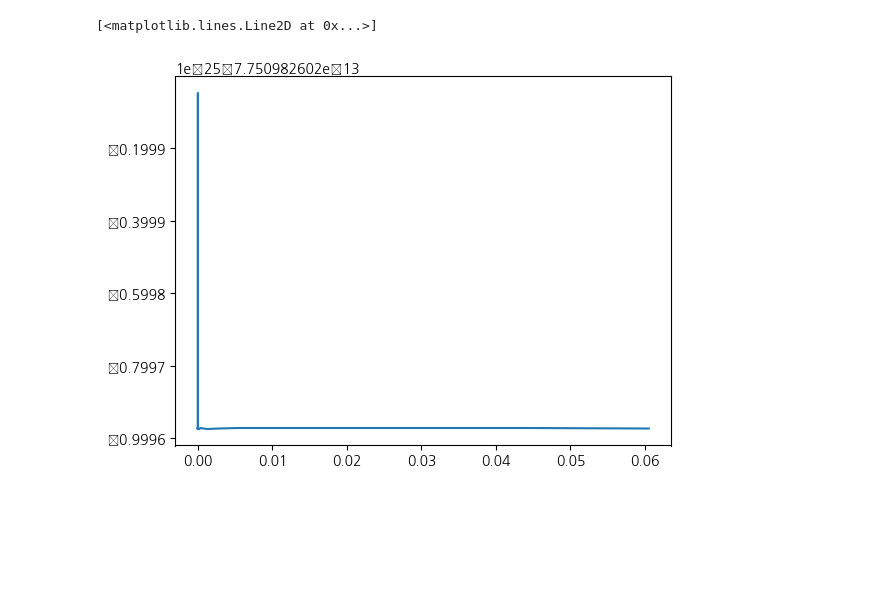
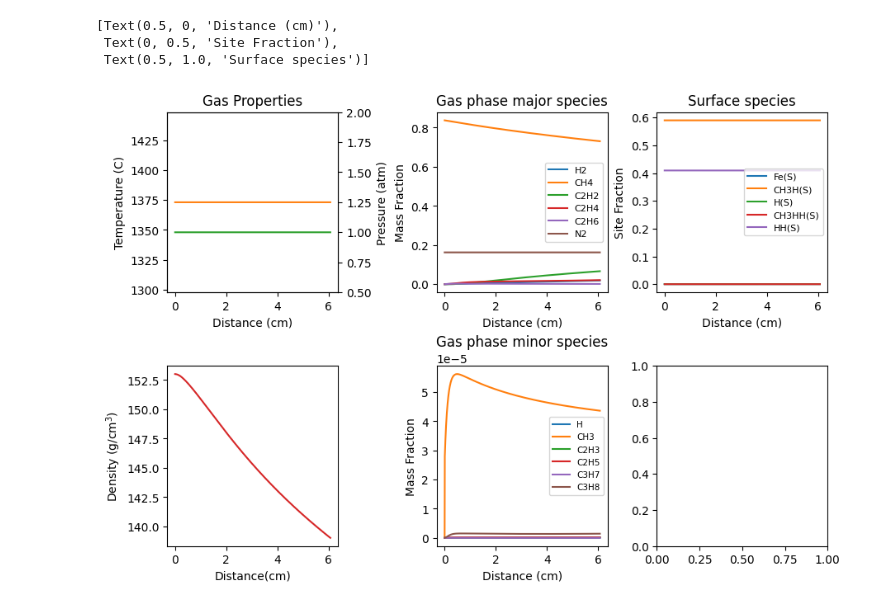
Before and after one commit to 100sjun/repos_python, a Jupyter notebook: Project/Electrified Reactor/Reaction mechanisms/GRI_3.0.ipynb, the cells around one changed output. Drawn from its saved outputs; the diff is of its cells as text; code cells hidden in the pictures; blank space fills up the shorter version.

```diff
--- a/Project/Electrified Reactor/Reaction mechanisms/GRI_3.0.ipynb
+++ b/Project/Electrified Reactor/Reaction mechanisms/GRI_3.0.ipynb
@@ -4,17 +5,17 @@ import cantera as ct
 # %%
 # import the model for gas-Fe interface and adjacent gas phase
 cat = ct.Interface('FeSiO2_NOMC.yaml','Fe_surf')
-gas = surf.adjacent['gas']
+gas = cat.adjacent['gas']
 # %%
 # Set the initial conditions
-T0 = 900 # K
+T0 = 1373.15 # K
 p0 = ct.one_atm # atm
 gas.TPX = T0, p0, "CH4: 0.9, N2: 0.1"
 cat.TP = T0, p0
 D = 0.004 # diameter of the tube [m]
 Ac = np.pi * D**2 / 4 # corss section of the tube [m2]
 w_cat = 0.82 # weight of catalyst [gcat]
-GHSV = 1 # m3/gcat/hr
+GHSV = 0.002016 # m3/gcat/hr
 u0 = GHSV * w_cat /3600 / Ac # [m/s]
 # %%
 # Set the Reactor conditions
@@ -25,5 +26,6 @@ reactor.energy_enabled = False
 
 rsurf = ct.ReactorSurface(cat, reactor)
 net = ct.ReactorNet([reactor])
-soln = ct.SolutionArray(gas, extra=['x','CH4_dep'])
-kch4 = cat.kinetics_species_index('CH4')
+soln = ct.SolutionArray(gas, extra=['x', 'surf_coverages'])
+
+print(Ac)
@@ -30,10 +34,11 @@ kch4 = cat.kinetics_species_index('CH4')
 # %%
 # Integrate the reactor network
 while net.distance < 0.06:
-    print(net.distance)
+    print(net.distance, rsurf.coverages)
     net.step()
     wdot = rsurf.kinetics.net_production_rates
     soln.append(TDY=reactor.thermo.TDY,
                 x=net.distance,
-                CH4_dep = wdot[kch4])
+                surf_coverages=rsurf.coverages
+                )
 # %% [output]
@@ -57,6 +62,53 @@ while net.distance < 0.06:
-# %%
-# plot the CH4 along the flow direction
-plt.plot(soln.x, soln.CH4_dep)
-# %% [output]
-[<matplotlib.lines.Line2D at 0x...>]
-[figure, removed]
+# %%
+# plot the results
+plt.rcParams['figure.constrained_layout.use'] = True
+f, ax = plt.subplots(2, 3, figsize=(9,6))
+
+# plot the temperature profile along the flow direction
+ax[0,0].plot(soln.x*100, soln.T[:], color='C1')
+ax[0,0].set(xlabel='Distance (cm)', ylabel='Temperature (C)', title='Gas Properties')
+
+# plot the pressure of gas along the flow direction
+ax_p = ax[0,0].twinx()
+ax_p.plot(soln.x*100, soln.P/101325, color='C2')
+ax_p.set(ylabel='Pressure (atm)',ylim = (0.5,2))
+
+# plotgas density along the flow direction
+ax[1,0].plot(soln.x*100, soln.density*1000, color='C3', label='density')
+ax[1,0].set(xlabel='Distance(cm)',ylabel=r'Density ($\mathregular{g/cm^3}$)')
+
+# plot major and minor gas species separately
+minor_idx = []
+major_idx = []
+for i, name in enumerate(gas.species_names):
+    mean = np.mean(soln(name).Y)
+    if mean >= 0.001:
+        major_idx.append(i)
+    elif mean >= 1e-10:
+        minor_idx.append(i)
+
+# plot major gas species along the flow direction
+for j in major_idx:
+    ax[0, 1].plot(soln.x*100, soln.Y[:,j], label=gas.species_name(j))
+ax[0, 1].legend(fontsize=8, loc='best')
+ax[0, 1].set(xlabel='Distance (cm)', ylabel='Mass Fraction',
+             title='Gas phase major species')
+
+# plot minor gas species along the flow direction
+for k, i in enumerate(minor_idx):
+    style = '-' if k < 10 else '--'
+    ax[1, 1].plot(soln.x*100, soln.Y[:,i], label=gas.species_name(i), linestyle=style)
+ax[1, 1].legend(fontsize=7.5, loc='best')
+ax[1, 1].set(xlabel='Distance (cm)', ylabel='Mass Fraction',
+             title='Gas phase minor species')
+
+# plot the site fraction of the surface species along the flow direction
+for i, name in enumerate(cat.species_names):
+    ax[0, 2].plot(soln.x*100, soln.surf_coverages[:, i], label=name)
+ax[0, 2].legend(fontsize=8)
+ax[0, 2].set(xlabel='Distance (cm)', ylabel='Site Fraction', title='Surface species')
+# %% [output]
+[Text(0.5, 0, 'Distance (cm)'),
+ Text(0, 0.5, 'Site Fraction'),
+ Text(0.5, 1.0, 'Surface species')]
+[figure, added]
```
Also changed, not shown: parts of 4 cells of this notebook, 4 other files.
